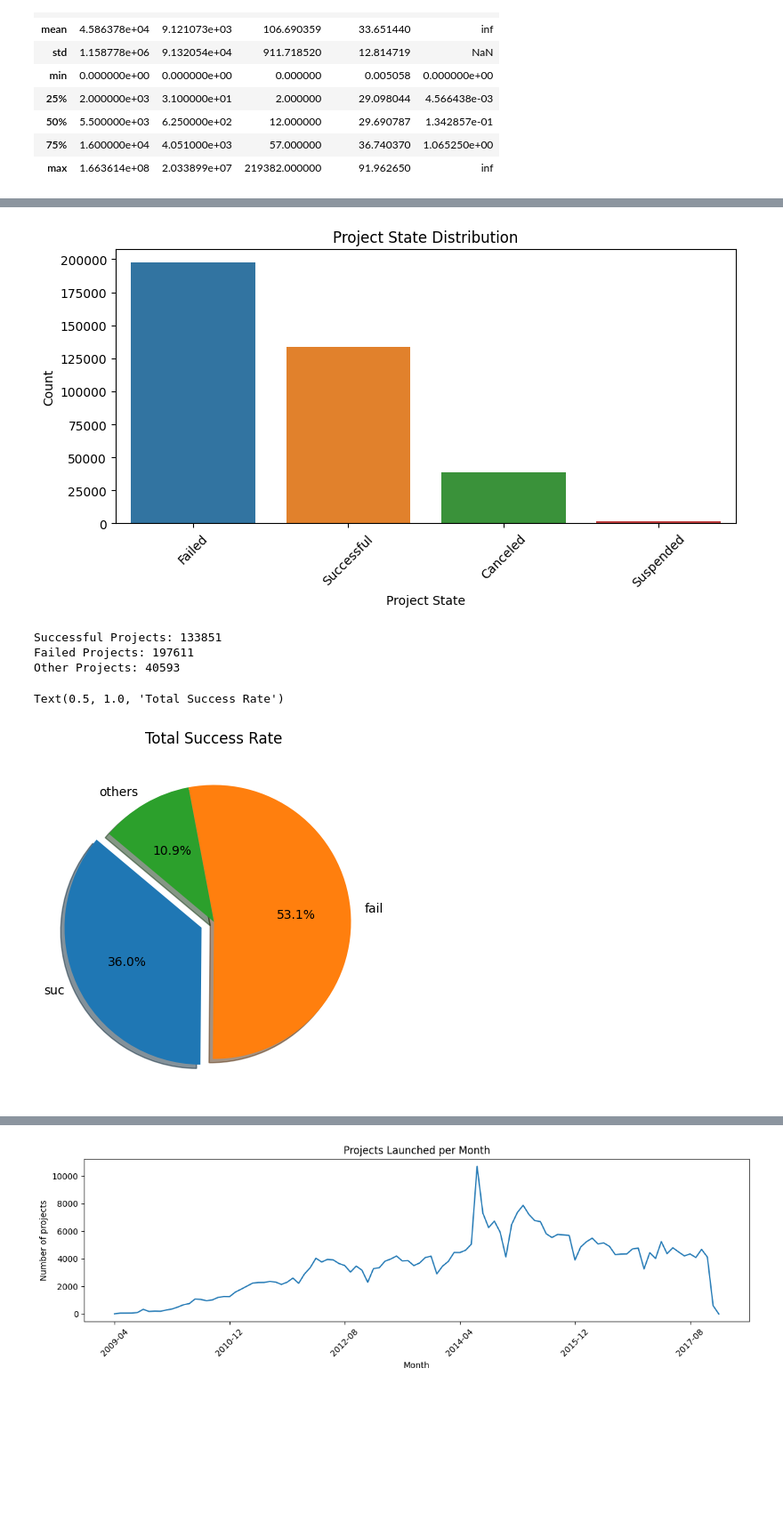
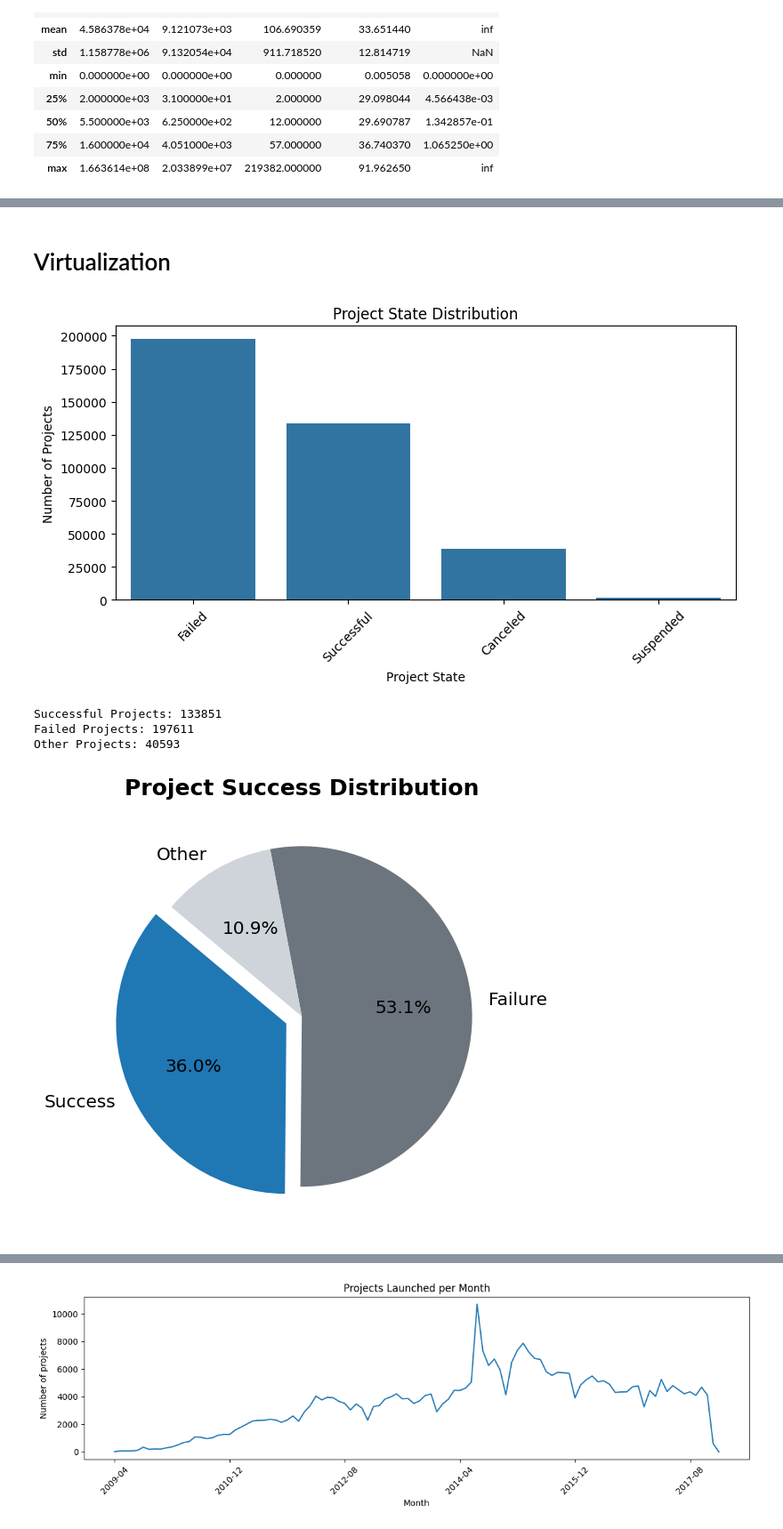
Before and after one commit to EmnaZayaniEsprit/ds-ml-project-template, a Jupyter notebook: EDA-and-modeling.ipynb, the cells around one changed output, grey strips where cells are left out. Shown at 89% size. Saved outputs shown, nothing was run; the diff lists cells and outputs as text; code cells hidden in the pictures; blank space fills up the shorter version.

```diff
--- a/EDA-and-modeling.ipynb
+++ b/EDA-and-modeling.ipynb
@@ -211,7 +220,7 @@ df["duration_days"]    = (df["deadline"] - df["launched"]).dt.total_seconds() /
 # Date parts
 df["launch_year"]      = df["launched"].dt.year         # This pulls/extract the year from the “Launched” date. Example: “2016-05-10” -> 2016
 df["launch_month"]     = df["launched"].dt.month        # This pulls/extract the month number (1–12). Example: Oct -> 10
-df["launch_dayofweek"] = df["launched"].dt.dayofweek    # This pulls/extract the day of the week. Example: Friday = 4, counting from 0 = Monday
+# df["launch_dayofweek"] = df["launched"].dt.dayofweek    # This pulls/extract the day of the week. Example: Friday = 4, counting from 0 = Monday
 
 # Funding ratio (handle goal==0 safely)
 df["funded_ratio"]     = df["pledged"] / df["goal"].replace(0, np.nan)                      # Helps model understand success likelihood
@@ -220,29 +229,35 @@ df["funded_ratio"]     = df["funded_ratio"].replace([np.inf, -np.inf], np.nan).f
 # Log transforms (helps skew)
 # Avoid dominance of huge values (Pledged up to millions)
 # Reduce skew and long tails
-df["log_goal"]         = np.log1p(df["goal"])
-df["log_pledged"]      = np.log1p(df["pledged"])
-df["log_backers"]      = np.log1p(df["backers"])
+df["goal"]         = np.log1p(df["goal"])
+df["pledged"]      = np.log1p(df["pledged"])
+df["backers"]      = np.log1p(df["backers"])
 
 # Simple text features from Name
-df["name_length"]      = df["name"].astype(str).str.len()                 # Measures the total number of characters in the project title.
-df["name_word_count"]  = df["name"].astype(str).str.split().apply(len)    # Counts how many words appear in the title.
+# df["name_length"]      = df["name"].astype(str).str.len()                 # Measures the total number of characters in the project title.
+# df["name_word_count"]  = df["name"].astype(str).str.split().apply(len)    # Counts how many words appear in the title.
 
 # Target variable
 df = df[df["state"].str.lower() != "live"]
 df["is_success"] = (df["state"].astype(str).str.lower() == "successful").astype(int)    # Need to remove live and suspend
+# %% [markdown]
+# Virtualization
 # %%
 # A) Plotting the Project State Distribution
 plt.subplots(figsize=(9,4), dpi=100)
 
-sns.countplot(x="state",data=df)
+sns.countplot(
+    x="state",
+    data=df,
+    palette=["#1F77B4"]  # Corporate Blue for all bars
+)
 plt.title("Project State Distribution")
 plt.xlabel("Project State")
-plt.ylabel("Count")
+plt.ylabel("Number of Projects")
 plt.xticks(rotation=45)
 plt.show()
 # %% [output]
-[figure, old version]
+[figure, new version]
 # %%
 # Quick look
 
@@ -267,14 +282,32 @@ suc=success_projects/total
 fail=fail_projects/total
 other=others_projects/total
 # %%
-# B) Outcome distribution (Success vs Failed)
+# Pie chart
+
+
 sizes = [suc, fail, other]
-labels="suc","fail","others"
+labels = ["Success", "Failure", "Other"]
+
+# Corporate palette
+colors = ["#1F77B4", "#6C757D", "#CED4DA"]   # Blue, Grey, Light Grey
+
 explode = (0.1, 0, 0)
-plt.figure(figsize=(10,5), dpi=100)
-plt.pie(sizes,labels=labels,explode=explode,
-autopct='%1.1f%%', shadow=True, startangle=140)
-plt.title("Total Success Rate")
+
+plt.figure(figsize=(5,5), dpi=120)
+
+plt.pie(
+    sizes,
+    labels=labels,
+    explode=explode,
+    autopct='%1.1f%%',
+    shadow=False,
+    startangle=140,
+    colors=colors,
+    textprops={'fontsize': 12}
+)
+
+plt.title("Project Success Distribution", fontsize=15, fontweight="bold")
+plt.tight_layout()
+plt.show()
 # %% [output]
-Text(0.5, 1.0, 'Total Success Rate')
-[figure, old version]
+[figure, new version]
```
Also changed, not shown: parts of 40 cells of this notebook, 10 other files.
